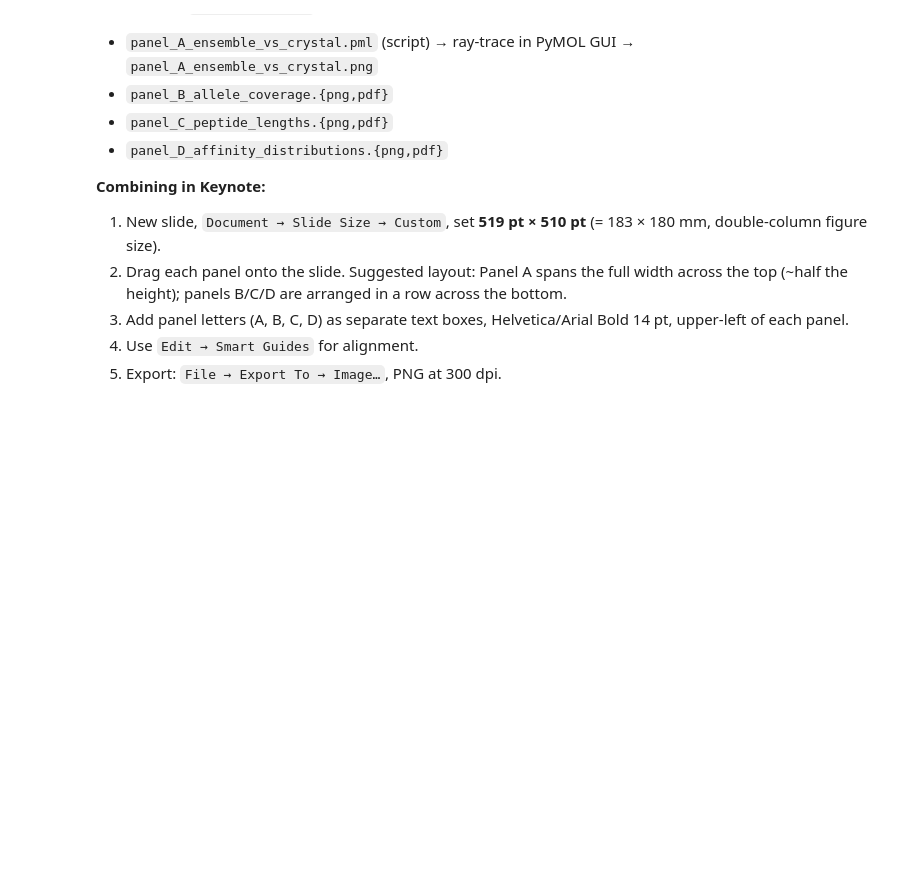
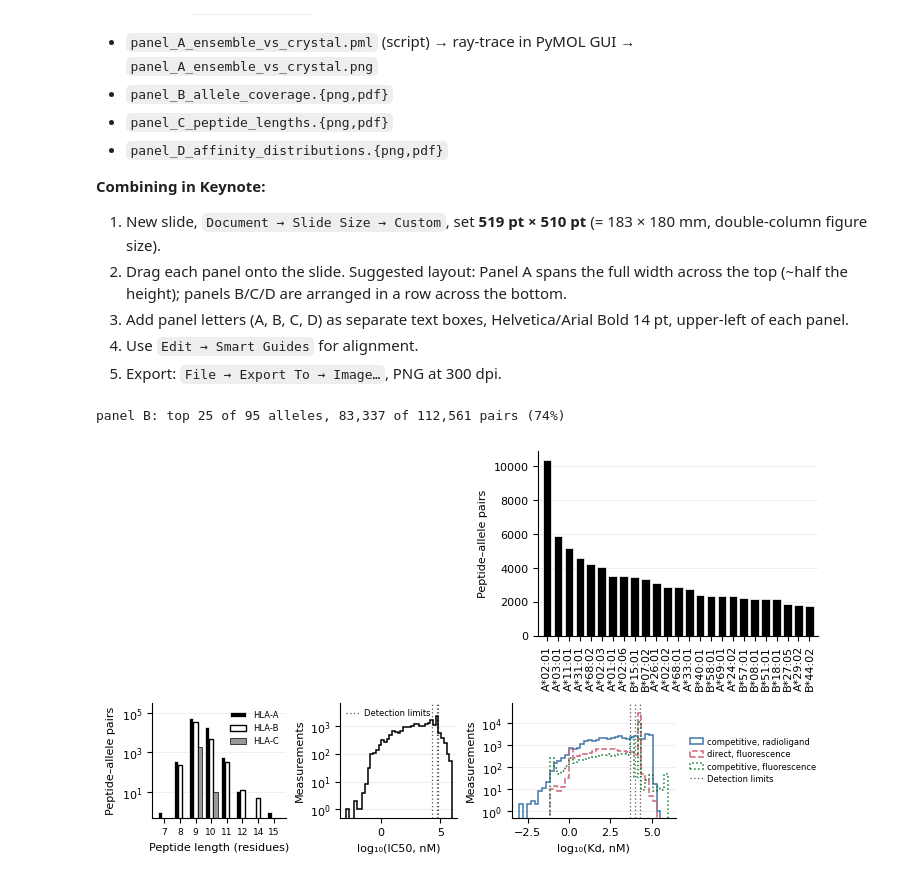
Before and after one commit to kunikohunter/PepBind3D, a Jupyter notebook: 04_figure1_panels.ipynb, the cells around one changed output. Saved outputs shown, nothing was run; the diff lists cells and outputs as text; code cells hidden in the pictures; blank space fills up the shorter version.

Commit message:
Rework the Figure 1 bottom row for legibility

```diff
--- a/04_figure1_panels.ipynb
+++ b/04_figure1_panels.ipynb
@@ -503,12 +528,13 @@ import matplotlib.lines as mlines
 # ============== LAYOUT KNOBS (edit these) ==============
 FONT_SIZE    = 8                       # uniform size for ALL text in the figure
 TOP_ROW_H    = 2.5                     # top row height (in)
-BOTTOM_ROW_H = 2                    # bottom row height (in)
+BOTTOM_ROW_H = 1.6                     # bottom row height (in)
 TOP_WIDTH_RATIOS    = [1.3, 1.0]       # [MHC, allele coverage]
-BOTTOM_WIDTH_RATIOS = [1.0, 1.0, 1.0]  # [length, IC50, Kd]
+BOTTOM_WIDTH_RATIOS = [1.15, 1.0, 1.4, 0.55]  # [length, IC50, Kd, legend]
 ALLELE_TICK_ROTATION   = 90            # vertical allele labels -> legible
-AFFINITY_YLIM_HEADROOM = 10            # extra top room on IC50/Kd (x max bar)
+AFFINITY_YLIM_HEADROOM = 3             # extra top room on IC50/Kd (x max bar)
 LIMIT_LABEL = 'Detection limits'   # was 'Assay detection limits'
+LEGEND_SIZE = FONT_SIZE - 2            # every legend in the figure
 # =======================================================
 
 # One size everywhere (overrides the global style for this figure)
@@ -523,7 +549,9 @@ plt.rcParams.update({
 fig = plt.figure(figsize=(COL2_WIDTH, TOP_ROW_H + BOTTOM_ROW_H), constrained_layout=True)
 top, bottom = fig.subfigures(2, 1, height_ratios=[TOP_ROW_H, BOTTOM_ROW_H])
 ax_mhc, ax_allele = top.subplots(1, 2, width_ratios=TOP_WIDTH_RATIOS)
-ax_len, ax_ic50, ax_kd = bottom.subplots(1, 3, width_ratios=BOTTOM_WIDTH_RATIOS)
+ax_len, ax_ic50, ax_kd, ax_leg = bottom.subplots(
+    1, 4, width_ratios=BOTTOM_WIDTH_RATIOS)
+ax_leg.axis('off')   # holds the Kd legend only
 
 def _style(ax):
     ax.spines['top'].set_visible(False)
@@ -537,11 +565,12 @@ ax_mhc.axis('off')
 
 # --- B: allele coverage (top 25 + Other) ---
 counts = pairs['allele'].value_counts().sort_values(ascending=False)
-top_alleles = counts.head(25)
-disp = pd.concat([top_alleles,
-                  pd.Series({f'Other (n={len(counts) - 25})': counts.iloc[25:].sum()})])
-ax_allele.bar(range(len(disp)), disp.values, color='black', edgecolor='white', linewidth=0.5)
-ax_allele.set_xlim(-0.8, len(disp) - 0.8)
+disp = counts.head(25)
+print(f'panel B: top {len(disp)} of {len(counts)} alleles, '
+      f'{disp.sum():,} of {counts.sum():,} pairs ({disp.sum()/counts.sum():.0%})')
+ax_allele.bar(range(len(disp)), disp.values, color='black',
+              edgecolor='white', linewidth=0.5)
+ax_allele.set_xlim(-0.8, len(disp) - 0.2)
 ax_allele.set_xticks(range(len(disp)))
 ax_allele.set_xticklabels(disp.index, rotation=ALLELE_TICK_ROTATION, ha='center')
 ax_allele.set_ylabel('Peptide–allele pairs')
@@ -564,11 +593,12 @@ for k, loc in enumerate(LOCI):
     ax_len.bar(x + (k - 1) * w, counts[loc], w, label=loc, **STYLE[loc])
     all_n += counts[loc]
 ax_len.set_yscale('log')
-ax_len.set_ylim(0.5, max(all_n) * 2)
-ax_len.set_xticks(x); ax_len.set_xticklabels(lengths)
+ax_len.set_ylim(0.5, max(all_n) * 6)
+ax_len.set_xticks(x)
+ax_len.set_xticklabels(lengths, fontsize=FONT_SIZE - 1.5)
 ax_len.set_xlabel('Peptide length (residues)')
 ax_len.set_ylabel('Peptide–allele pairs')
-ax_len.legend(frameon=False, loc='upper right')
+ax_len.legend(frameon=False, loc='upper right', fontsize=LEGEND_SIZE)
 _style(ax_len)
 
 # --- D / E: affinity histograms ---
@@ -576,51 +606,60 @@ _style(ax_len)
 # histogram shows their sum and hides the thing Reviewer 2 asked about. The Kd
 # panel is drawn as three step histograms, one per assay, on shared axes.
 KD_ASSAYS = [
-    ('purified MHC/competitive/radioactivity', 'competitive, radioligand', '#4477AA'),
-    ('purified MHC/direct/fluorescence',       'direct, fluorescence',     '#CC6677'),
-    ('purified MHC/competitive/fluorescence',  'competitive, fluorescence','#117733'),
+    ('purified MHC/competitive/radioactivity', 'competitive, radioligand',  '#4477AA', '-'),
+    ('purified MHC/direct/fluorescence',       'direct, fluorescence',      '#CC6677', '--'),
+    ('purified MHC/competitive/fluorescence',  'competitive, fluorescence', '#117733', ':'),
 ]
 
-def _affinity(ax, mtype, thresholds, xlabel, legend=False, split_assays=None):
+def _affinity(ax, mtype, thresholds, xlabel, legend=False, split_assays=None,
+              legend_outside=False):
     sub = df_clean[df_clean['measurement_type'] == mtype]
     bins = np.linspace(-3, 6, 40)
     peak = 0
     if split_assays:
-        for method, label, color in split_assays:
+        for method, label, color, ls in split_assays:
             raw = sub[sub['assay_method'] == method]['measurement_value'].dropna()
             v = np.log10(raw[(raw > 0.001) & (raw < 1e7)])
             if len(v) == 0:
                 continue
-            n_counts, _, _ = ax.hist(v, bins=bins, histtype='step', linewidth=1.0,
-                                     color=color, label=f'{label} (n={len(v):,})', zorder=3)
+            n_counts, _, _ = ax.hist(v, bins=bins, histtype='step', linewidth=1.1,
+                                     color=color, linestyle=ls,
+                                     label=label, zorder=3)
             peak = max(peak, n_counts.max())
     else:
         raw = sub['measurement_value'].dropna()
         v = np.log10(raw[(raw > 0.001) & (raw < 1e7)])
-        n_counts, _, _ = ax.hist(v, bins=bins, color='white', edgecolor='black',
-                                 linewidth=0.6, zorder=2)
+        n_counts, _, _ = ax.hist(v, bins=bins, histtype='step', linewidth=1.1,
+                                 color='black', zorder=2)
         peak = n_counts.max()
     ax.set_yscale('log')
     ax.set_ylim(0.5, peak * AFFINITY_YLIM_HEADROOM)
     for t in thresholds:
-        ax.axvline(np.log10(t), color='#CC3311', linestyle='--', linewidth=0.8,
-                   alpha=0.9, zorder=10)
+        ax.axvline(np.log10(t), color='#555555', linestyle=(0, (1, 2)),
+                   linewidth=0.9, zorder=1)
     ax.set_ylabel('Measurements'); ax.set_xlabel(xlabel)
     _style(ax)
     handles = []
     if split_assays:
         handles = ax.get_legend_handles_labels()[0]
     if legend:
-        handles = handles + [mlines.Line2D([], [], color='#CC3311', linestyle='--',
-                                           linewidth=0.8, alpha=0.9, label=LIMIT_LABEL)]
+        handles = handles + [mlines.Line2D([], [], color='#555555',
+                                           linestyle=(0, (1, 2)),
+                                           linewidth=0.9, label=LIMIT_LABEL)]
     if handles:
-        ax.legend(handles=handles, loc='upper left', frameon=False,
-                  handlelength=1, handletextpad=0.5, fontsize=FONT_SIZE - 2.5)
+        target = legend_outside if legend_outside is not False else ax
+        loc = 'upper left' if target is ax else 'center left'
+        target.legend(handles=handles, frameon=False, handlelength=1.6,
+                      handletextpad=0.5, fontsize=LEGEND_SIZE,
+                      labelspacing=0.4, borderpad=0.2, loc=loc)
 
 _affinity(ax_ic50, 'IC50', (20000, 50000, 70000), 'log\u2081\u2080(IC50, nM)', legend=True)
 _affinity(ax_kd,   'Kd',   (5000, 10000, 20000),  'log\u2081\u2080(Kd, nM)',
-          legend=True, split_assays=KD_ASSAYS)
+          legend=True, split_assays=KD_ASSAYS, legend_outside=ax_leg)
 
 fig.savefig(FIG_DIR / 'figure1_combined.png', dpi=600)
 fig.savefig(FIG_DIR / 'figure1_combined.pdf')
 plt.show()
+# %% [output]
+panel B: top 25 of 95 alleles, 83,337 of 112,561 pairs (74%)
+[figure, added]
```
Also changed, not shown: parts of 3 cells of this notebook, 2 other files.
